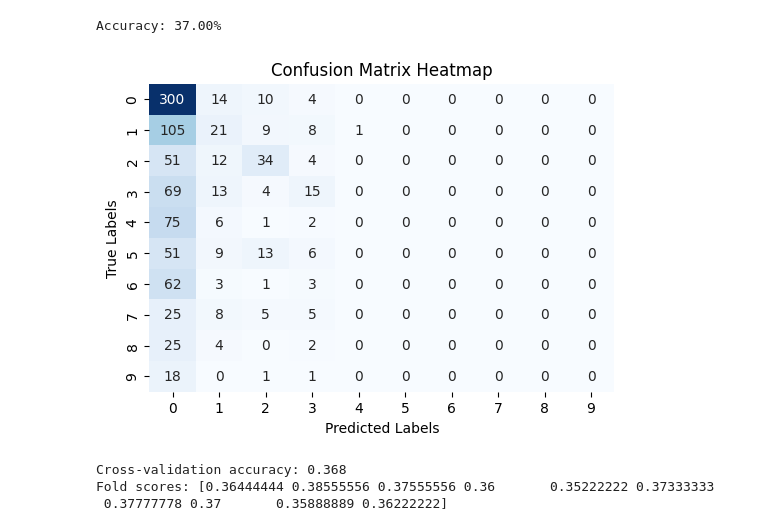
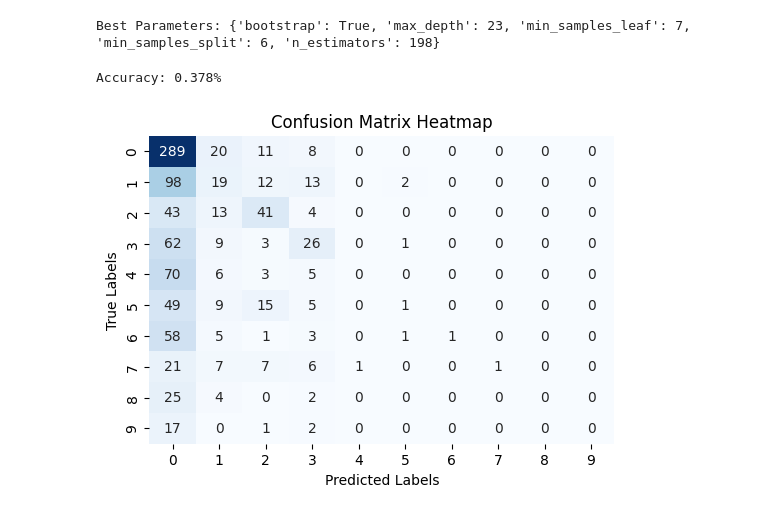
Before and after one commit to lindyjc/539-crime-busters, a Jupyter notebook: random_forest_baseline.ipynb, the cells around one changed output. Saved outputs shown, nothing was run; the diff lists cells and outputs as text; code cells hidden in the pictures.

```diff
--- a/random_forest_baseline.ipynb
+++ b/random_forest_baseline.ipynb
@@ -40,6 +21,0 @@ Best Estimator: RandomForestClassifier(max_depth=11, min_samples_leaf=2, min_sam
-# %%
-# random forest
-rf_model = RandomForestClassifier(max_depth=10, min_samples_leaf=2, min_samples_split=5,
-                       n_estimators=150, random_state=42)
-# fitting to data
-rf_model.fit(X_train, y_train)
@@ -48,0 +22,22 @@ RandomForestClassifier(max_depth=10, min_samples_leaf=2, min_samples_split=5,
+# %%
+# hyperparameter tuning
+from sklearn.model_selection import RandomizedSearchCV
+from scipy.stats import randint
+
+param_dist = {
+    'n_estimators': randint(100, 600),
+    'max_depth': randint(8, 30),
+    'min_samples_split': randint(2, 20),
+    'min_samples_leaf': randint(1, 10),
+    'bootstrap': [True, False]
+}
+
+search = RandomizedSearchCV(
+    RandomForestClassifier(random_state=42),
+    param_dist,
+    n_iter=40,
+    cv=5,
+    random_state=42,
+)
+
+search.fit(X_train, y_train)
@@ -49,20 +53,26 @@ RandomForestClassifier(max_depth=10, min_samples_leaf=2, min_samples_split=5,
+# %%
+print("Best Parameters:", search.best_params_)
+# %% [output]
+Best Parameters: {'bootstrap': True, 'max_depth': 23, 'min_samples_leaf': 7, 'min_samples_split': 6, 'n_estimators': 198}
 # %%
-#evaluate
-y_pred = rf_model.predict(X_test)
+#evaluate random search cv
+best_rf = search.best_estimator_
+best_rf.fit(X_train, y_train)
+y_pred = best_rf.predict(X_test)
 
 accuracy = accuracy_score(y_test, y_pred)
-print(f'Accuracy: {accuracy * 100:.2f}%')
+print(f'Accuracy: {accuracy}%')
 
 conf_matrix = confusion_matrix(y_test, y_pred)
 
 plt.figure(figsize=(6, 4))
 sns.heatmap(conf_matrix, annot=True, fmt='g', cmap='Blues', cbar=False)
 
 plt.title('Confusion Matrix Heatmap')
 plt.xlabel('Predicted Labels')
 plt.ylabel('True Labels')
 plt.show()
 # conf_matrix
 # %% [output]
-Accuracy: 37.00%
+Accuracy: 0.378%
-[figure, old version]
+[figure, new version]
@@ -72,12 +78,0 @@ from sklearn.model_selection import StratifiedKFold, cross_val_score
-# %%
-cv = StratifiedKFold(n_splits=10, shuffle=True, random_state=42)
-
-# tenfold cross validation
-scores = cross_val_score(rf_model, X_train, y_train, cv=cv, scoring='accuracy')
-
-print("Cross-validation accuracy:", scores.mean())
-print("Fold scores:", scores)
-# %% [output]
-Cross-validation accuracy: 0.368
-Fold scores: [0.36444444 0.38555556 0.37555556 0.36       0.35222222 0.37333333
- 0.37777778 0.37       0.35888889 0.36222222]
```
Also changed, not shown: parts of 4 cells of this notebook.
